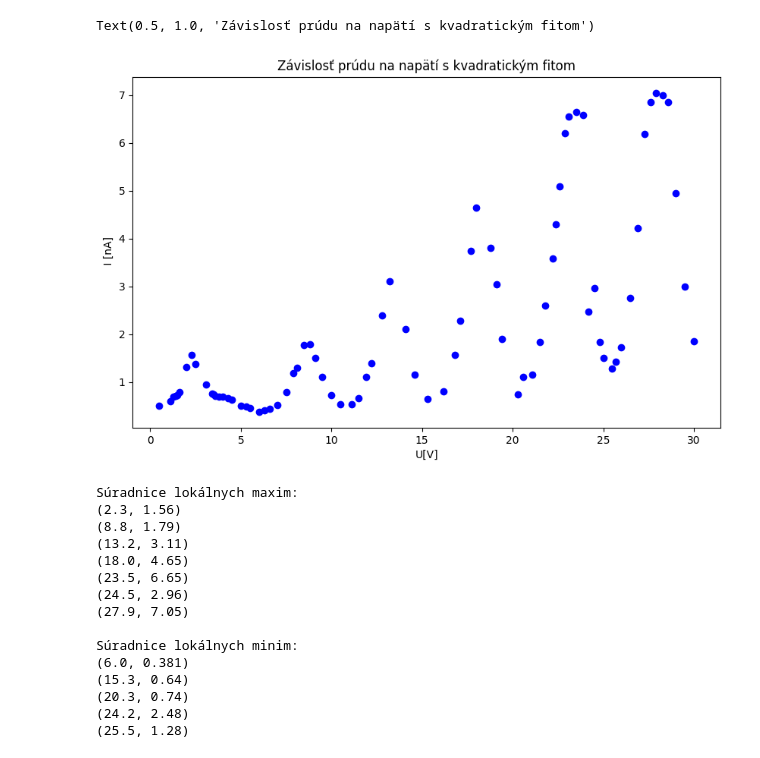
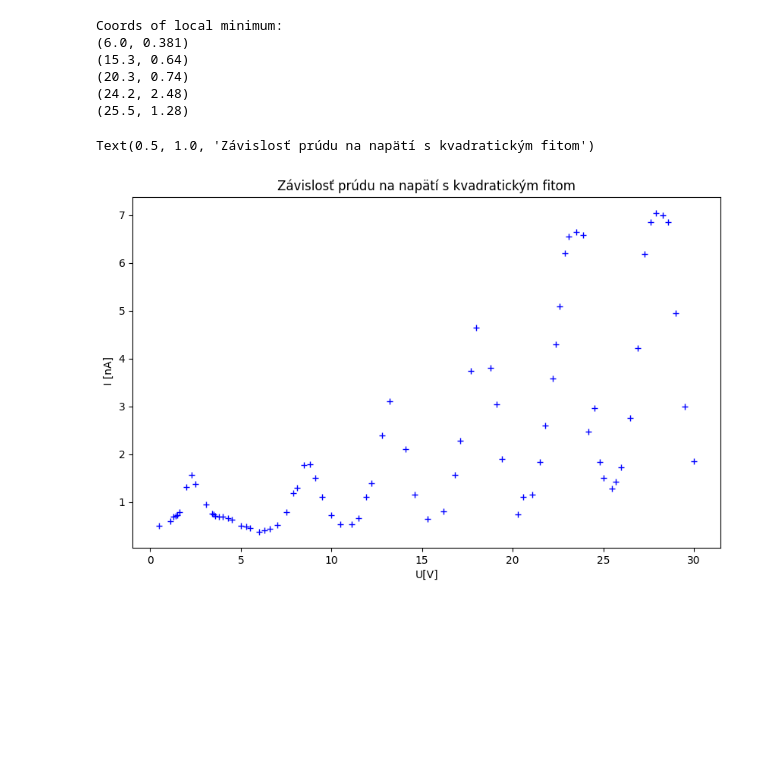
Before and after one commit to Yggdrasill501/quantum_properties_of_atom, a Jupyter notebook: main.ipynb, the cells around one changed output. Drawn from its saved outputs; the diff is of its cells as text; code cells hidden in the pictures; blank space fills up the shorter version.

Commit message:
graphs

```diff
--- a/main.ipynb
+++ b/main.ipynb
@@ -125,47 +69,22 @@ plt.show()
+# %%
+print("Coords of local minimum:")
+min_idx = argrelextrema(np.array(I), np.less)[0]
+local_minima = [(U_2[i], I[i]) for i in min_idx]
+for coord in local_minima:
+    print(coord)
+# %% [output]
+Coords of local minimum:
+(6.0, 0.381)
+(15.3, 0.64)
+(20.3, 0.74)
+(24.2, 2.48)
+(25.5, 1.28)
 # %%
-data = pd.read_csv('src/data/experiment.csv')
-
-U_2 = data['InputU2']
-I = data['VoltageUA']
-
-# Vykreslenie grafu závislosti prúdu na napätí U_2
 plt.figure(figsize=(10, 6))
-plt.plot(U_2, I, 'bo', label='Nametené hodnoty')
+plt.plot(U_2, I, 'b+', label='Nametené hodnoty')
 plt.xlabel('U[V]')
 plt.ylabel(' I [nA]')
 plt.title('Závislosť prúdu na napätí s kvadratickým fitom')
 # %% [output]
 Text(0.5, 1.0, 'Závislosť prúdu na napätí s kvadratickým fitom')
-[figure, old version]
+[figure, new version]
-# %%
-max_idx = argrelextrema(np.array(I), np.greater)[0]
-local_maxima = [(U_2[i], I[i]) for i in max_idx]
-
-# Nájdenie lokálnych minim
-min_idx = argrelextrema(np.array(I), np.less)[0]
-local_minima = [(U_2[i], I[i]) for i in min_idx]
-
-# Výpis súradníc lokálnych maxim a minim
-print("Súradnice lokálnych maxim:")
-for coord in local_maxima:
-    print(coord)
-
-print("LO")
-for coord in local_minima:
-    print(coord)
-# %% [output]
-Súradnice lokálnych maxim:
-(2.3, 1.56)
-(8.8, 1.79)
-(13.2, 3.11)
-(18.0, 4.65)
-(23.5, 6.65)
-(24.5, 2.96)
-(27.9, 7.05)
-
-Súradnice lokálnych minim:
-(6.0, 0.381)
-(15.3, 0.64)
-(20.3, 0.74)
-(24.2, 2.48)
-(25.5, 1.28)
```
Also changed, not shown: parts of 12 cells of this notebook, 1 other file.
